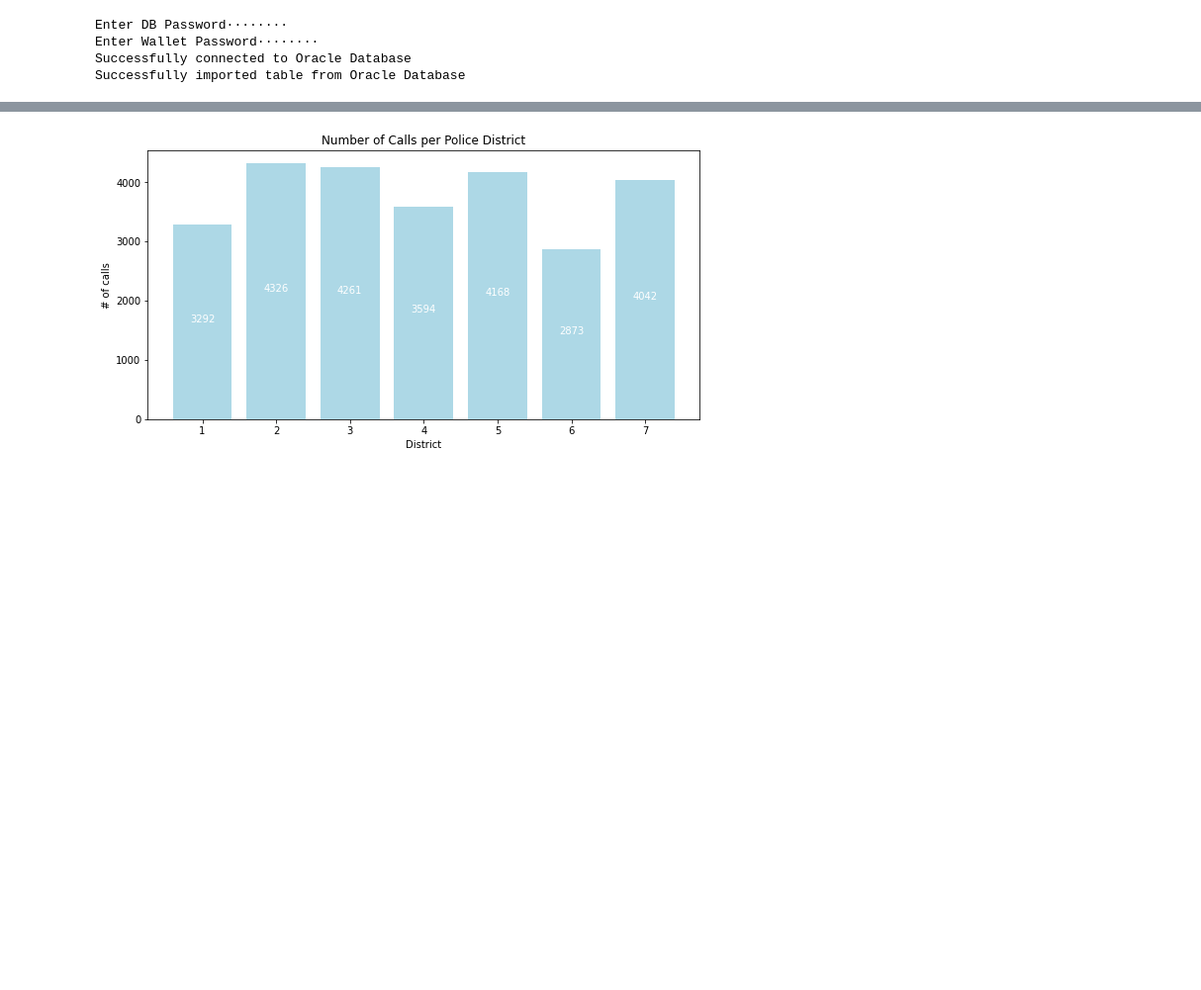
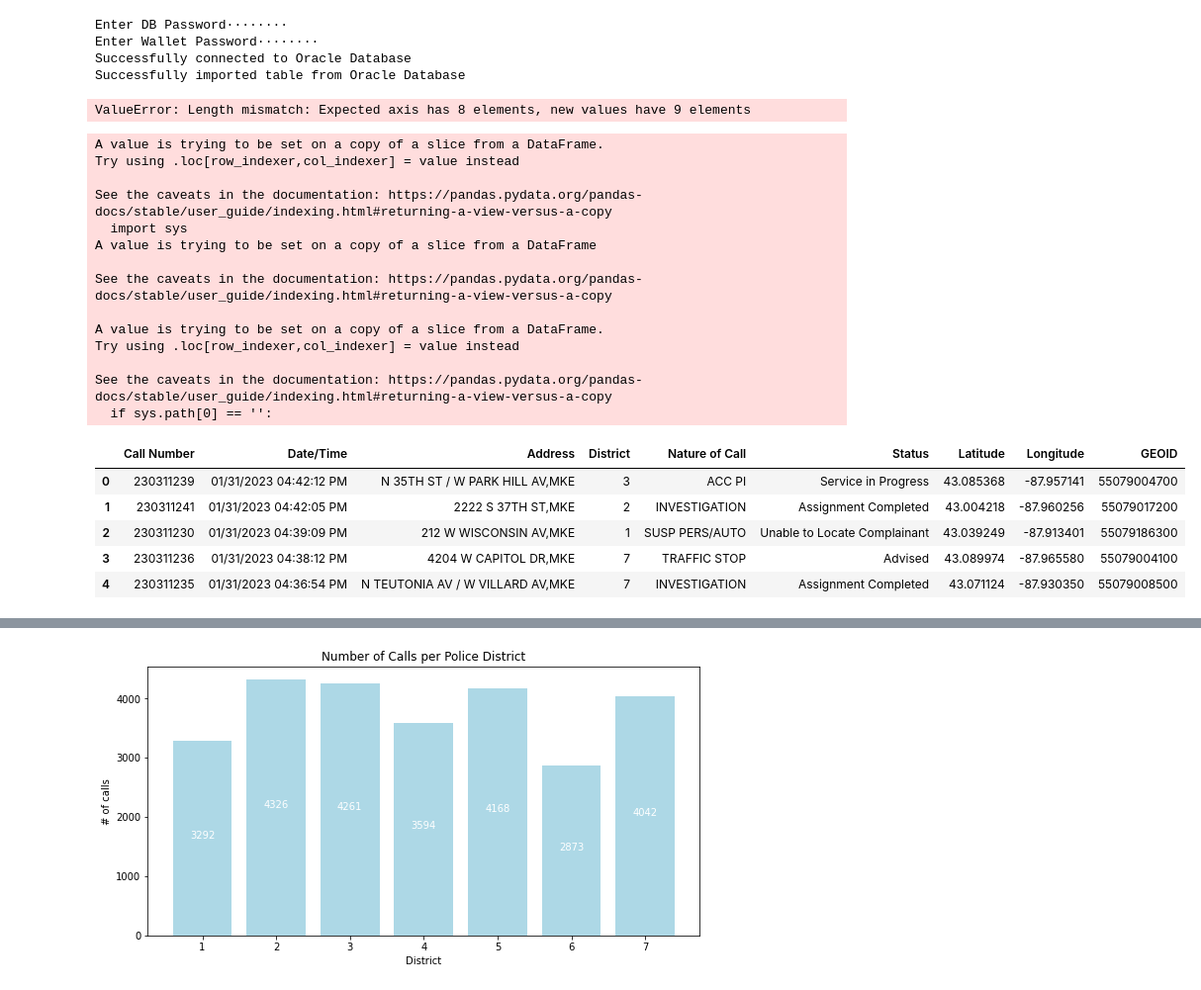
Before and after one commit to ecarrasco07/CrimeReportDS, a Jupyter notebook: Exploratory Data Analysis.ipynb, the cells around one changed output, grey strips where cells are left out. Shown: that part at 99% size. Saved outputs shown, nothing was run; the diff lists cells and outputs as text; code cells hidden in the pictures; blank space fills up the shorter version.

```diff
--- a/Exploratory Data Analysis.ipynb
+++ b/Exploratory Data Analysis.ipynb
@@ -39,3 +39,41 @@ Successfully imported table from Oracle Database
 # %%
 ##properly naming the columns
 df.columns = ['Call Number' , 'Date/Time' , 'Address' , 'District' , 'Nature of Call' , 'Status' , 'Latitude' , 'Longitude']
+df.
+# %% [output]
+ValueError: Length mismatch: Expected axis has 8 elements, new values have 9 elements
+# %%
+import censusgeocode as cg
+
+df_head =  df.head()
+
+result = cg.coordinates(x=df_head['Longitude'][1], y=df_head['Latitude'][1])
+result = result['Census Tracts']
+df_head['GEOID'] = ''
+df_head['GEOID'][1] = result[0]['GEOID']
+
+
+df_head['GEOID'] = df_head.apply(lambda x : cg.coordinates(x=x['Longitude'], y=x['Latitude'])['Census Tracts'][0]['GEOID'], axis = 1)
+
+import time
+# %% [output]
+A value is trying to be set on a copy of a slice from a DataFrame.
+Try using .loc[row_indexer,col_indexer] = value instead
+
+See the caveats in the documentation: https://pandas.pydata.org/pandas-docs/stable/user_guide/indexing.html#returning-a-view-versus-a-copy
+  import sys
+A value is trying to be set on a copy of a slice from a DataFrame
+
+See the caveats in the documentation: https://pandas.pydata.org/pandas-docs/stable/user_guide/indexing.html#returning-a-view-versus-a-copy
+
+A value is trying to be set on a copy of a slice from a DataFrame.
+Try using .loc[row_indexer,col_indexer] = value instead
+
+See the caveats in the documentation: https://pandas.pydata.org/pandas-docs/stable/user_guide/indexing.html#returning-a-view-versus-a-copy
+  if sys.path[0] == '':
+|  | Call Number | Date/Time | Address | District | Nature of Call | Status | Latitude | Longitude | GEOID |
+| 0 | 230311239 | 01/31/2023 04:42:12 PM | N 35TH ST / W PARK HILL AV,MKE | 3 | ACC PI | Service in Progress | 43.085368 | -87.957141 | 55079004700 |
+| 1 | 230311241 | 01/31/2023 04:42:05 PM | 2222 S 37TH ST,MKE | 2 | INVESTIGATION | Assignment Completed | 43.004218 | -87.960256 | 55079017200 |
+| 2 | 230311230 | 01/31/2023 04:39:09 PM | 212 W WISCONSIN AV,MKE | 1 | SUSP PERS/AUTO | Unable to Locate Complainant | 43.039249 | -87.913401 | 55079186300 |
+| 3 | 230311236 | 01/31/2023 04:38:12 PM | 4204 W CAPITOL DR,MKE | 7 | TRAFFIC STOP | Advised | 43.089974 | -87.965580 | 55079004100 |
+| 4 | 230311235 | 01/31/2023 04:36:54 PM | N TEUTONIA AV / W VILLARD AV,MKE | 7 | INVESTIGATION | Assignment Completed | 43.071124 | -87.930350 | 55079008500 |
```
Also changed, not shown: parts of 8 cells of this notebook.
